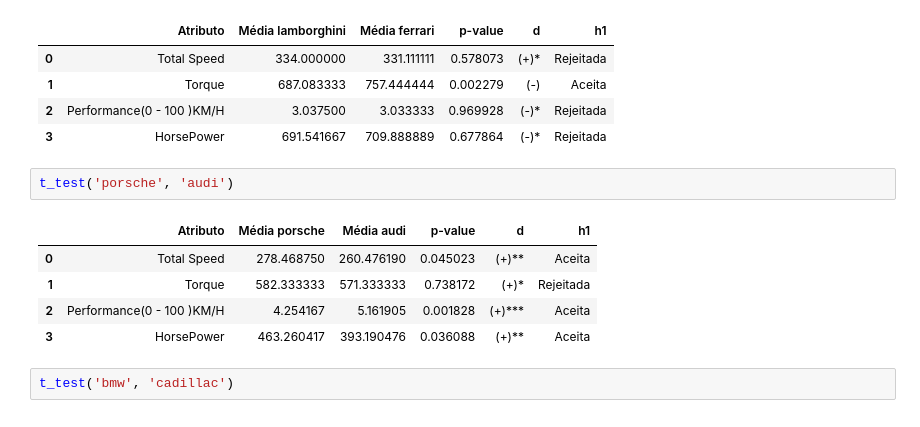
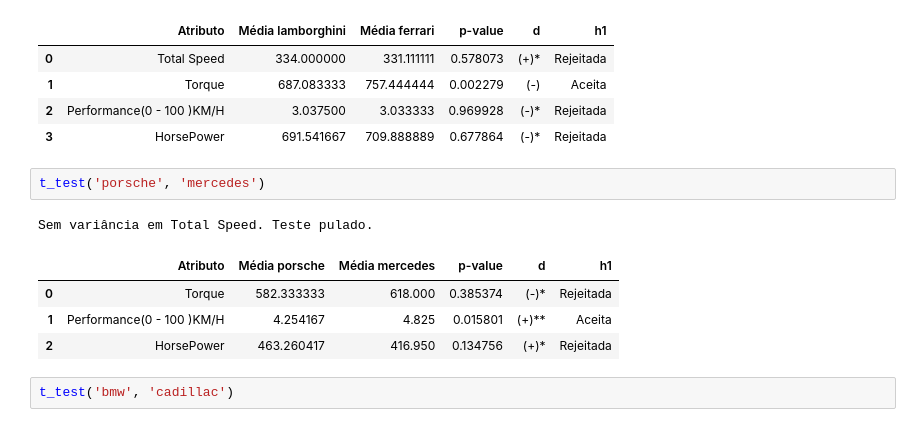
Before and after one commit to KevBoyz/some-python, a Jupyter notebook: Data_Science/Projects/09-cars/stat_cars.ipynb, the cells around one changed output. Cells and saved outputs as stored; diff of their text form.

```diff
--- a/Data_Science/Projects/09-cars/stat_cars.ipynb
+++ b/Data_Science/Projects/09-cars/stat_cars.ipynb
@@ -436,13 +450,13 @@ t_test('lamborghini', 'ferrari')
 | 2 | Performance(0 - 100 )KM/H | 3.037500 | 3.033333 | 0.969928 | (-)* | Rejeitada |
 | 3 | HorsePower | 691.541667 | 709.888889 | 0.677864 | (-)* | Rejeitada |
 # %%
-t_test('porsche', 'audi')
+t_test('porsche', 'mercedes')
 # %% [output]
+Sem variância em Total Speed. Teste pulado.
-|  | Atributo | Média porsche | Média audi | p-value | d | h1 |
-| 0 | Total Speed | 278.468750 | 260.476190 | 0.045023 | (+)** | Aceita |
-| 1 | Torque | 582.333333 | 571.333333 | 0.738172 | (+)* | Rejeitada |
-| 2 | Performance(0 - 100 )KM/H | 4.254167 | 5.161905 | 0.001828 | (+)*** | Aceita |
-| 3 | HorsePower | 463.260417 | 393.190476 | 0.036088 | (+)** | Aceita |
+|  | Atributo | Média porsche | Média mercedes | p-value | d | h1 |
+| 0 | Torque | 582.333333 | 618.000 | 0.385374 | (-)* | Rejeitada |
+| 1 | Performance(0 - 100 )KM/H | 4.254167 | 4.825 | 0.015801 | (+)** | Aceita |
+| 2 | HorsePower | 463.260417 | 416.950 | 0.134756 | (+)* | Rejeitada |
 # %%
 t_test('bmw', 'cadillac')
 # %% [output]
```
Also changed, not shown: parts of 6 cells of this notebook, 1 other file.
